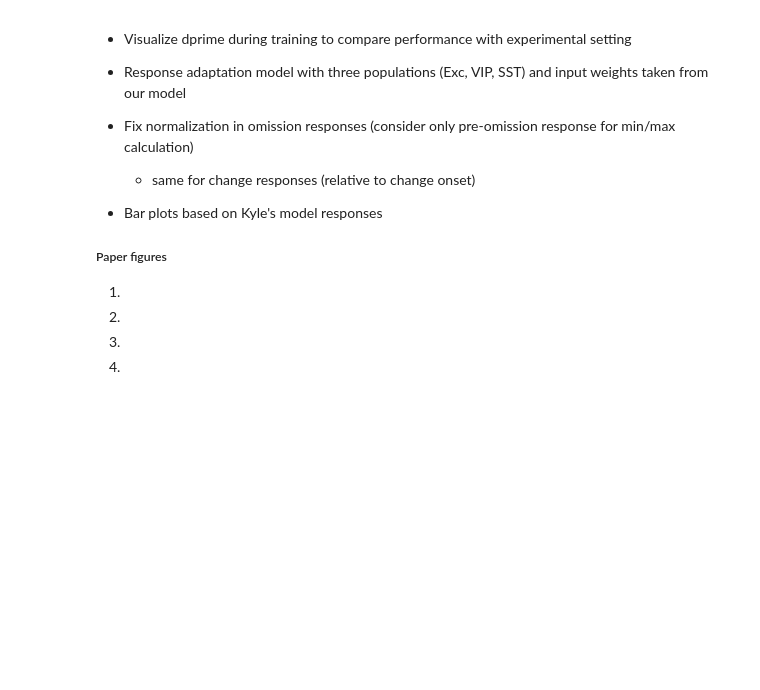
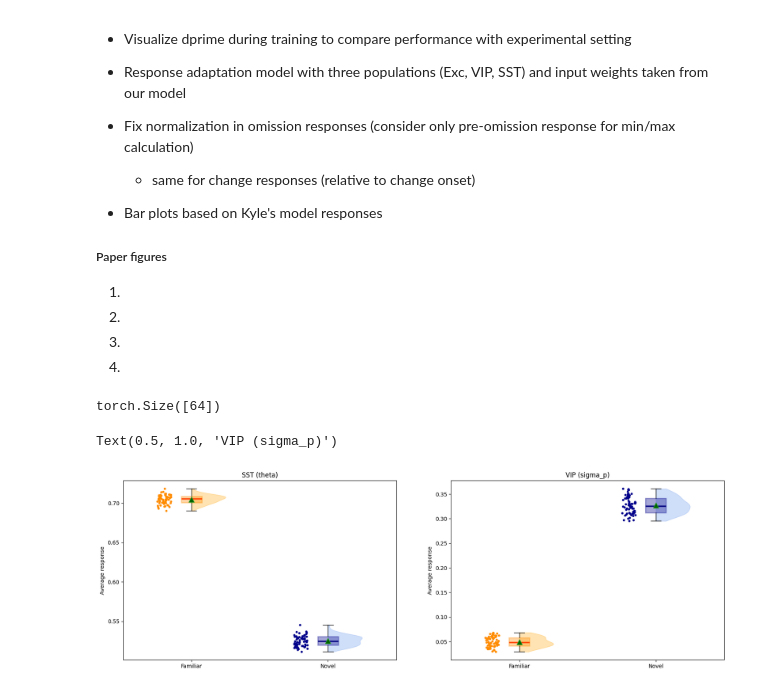
Before and after one commit to HChoiLab/cortical_circuit_model_for_novelty_encoding, a Jupyter notebook: analysis.ipynb, the cells around one changed output. Cells and saved outputs as stored; diff of their text form; code cells hidden in the pictures; blank space fills up the shorter version.

```diff
--- a/analysis.ipynb
+++ b/analysis.ipynb
@@ -201,20 +220,24 @@ with plt.style.context(['nature', 'notebook']):
 # %%
 from utils.plotting import raincloud_plot
 
 sq = 3
 
 exp_ax1 = plt.subplot(1, 2, 1)
-famt = change_responses['familiar']['mu_p'][:, 3].detach()
-novt = change_responses['novel']['mu_p'][:, 3].detach()
+famt = change_responses['familiar']['theta'][:, 3].detach()
+novt = change_responses['novel']['theta'][:, 3].detach()
 nonlin = lambda x: x.mean(0) #torch.relu(x - .95).mean(0) #(1 - 0.1 * x).mean(-1)
 print(nonlin(novt).shape)
 raincloud_plot(exp_ax1, nonlin(famt), nonlin(novt))
 plt.title('SST (theta)')
 #plt.ylim([0., 0.65])
 
 exp_ax2 = plt.subplot(1, 2, 2)
-fams = change_responses['novel']['sigma_p'][:, 3].detach()
-novs = change_responses['novel']['sigma_p'][:, 11].detach()
+fams = change_responses['familiar']['sigma_p'][:, 3].detach()
+novs = change_responses['novel']['sigma_p'][:, 3].detach()
 raincloud_plot(exp_ax2, torch.mean(fams, dim=0), torch.mean(novs, dim=0))
 plt.title('VIP (sigma_p)')
 #plt.ylim([0., 0.1])
+# %% [output]
+torch.Size([64])
+Text(0.5, 1.0, 'VIP (sigma_p)')
+[figure, added]
```
Also changed, not shown: parts of 9 cells of this notebook, 5 other files.
